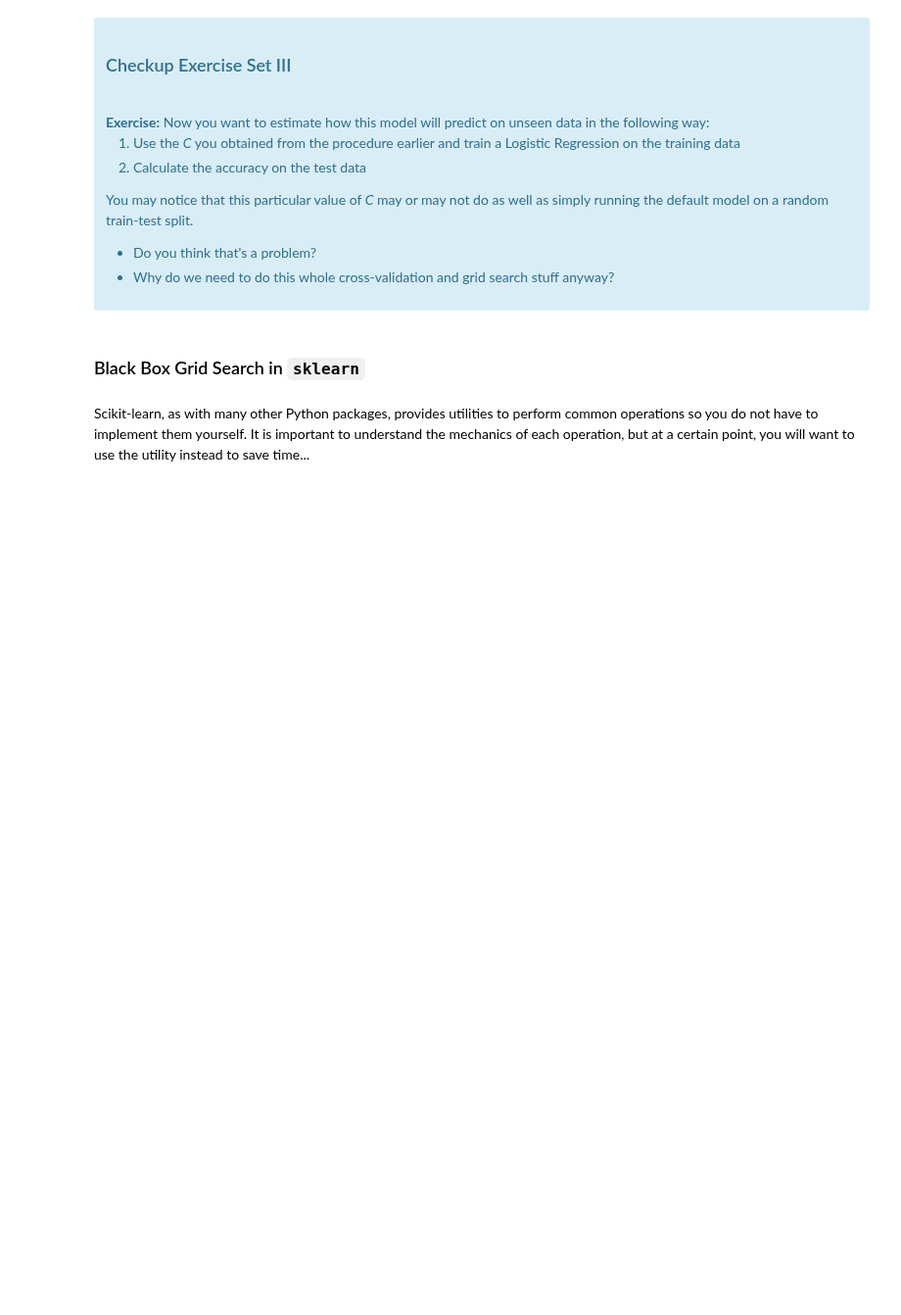
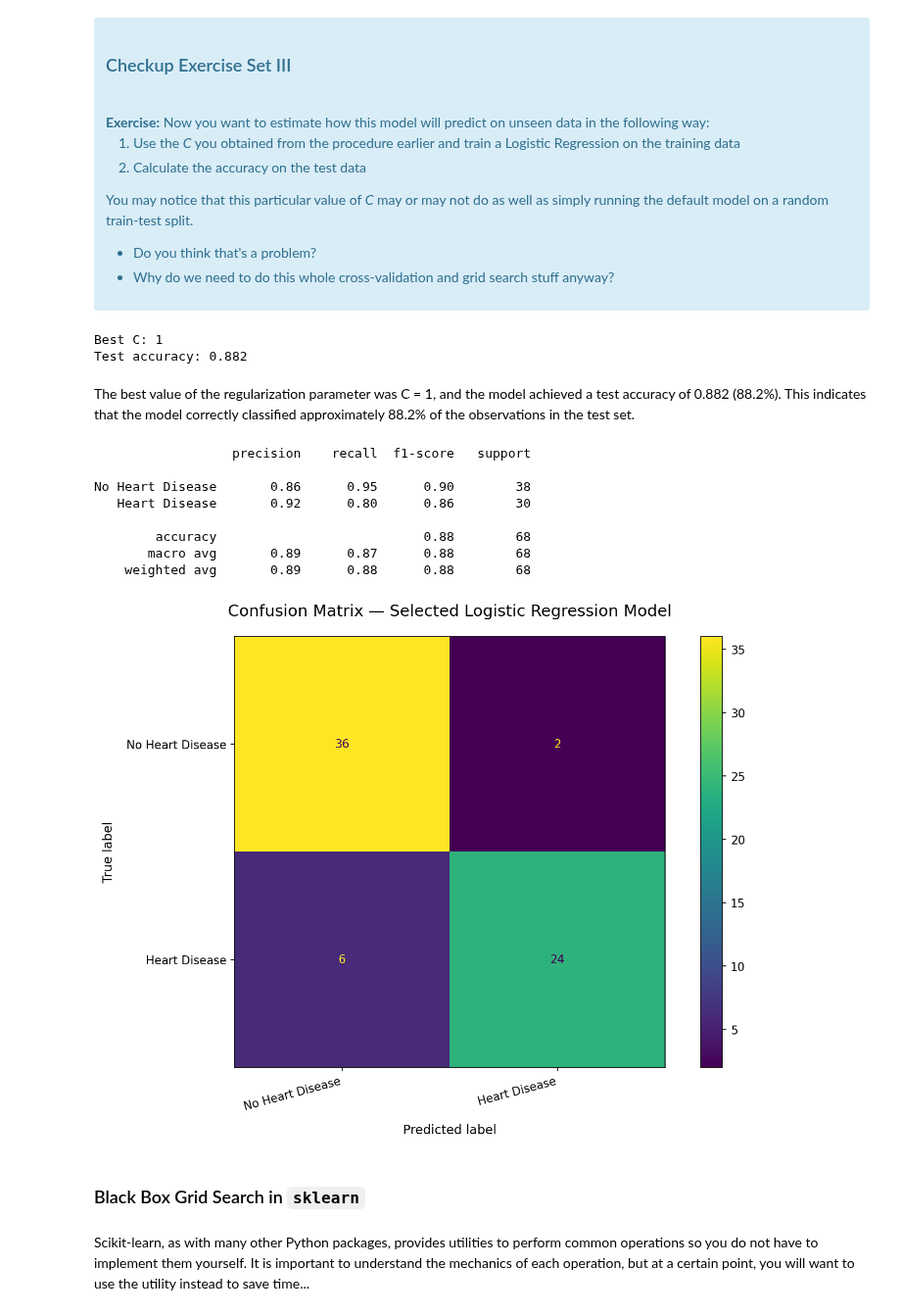
Before and after one commit to josytong/DataScienceTrack, a Jupyter notebook: CaseStudies/LogisticRegression/LogisticRegressionAdvancedCaseStudy.ipynb, the cells around one changed output. Shown at 98% size. Drawn from its saved outputs; the diff is of its cells as text; code cells hidden in the pictures; blank space fills up the shorter version.

Commit message:
completed Logistic Regression case study

```diff
--- a/CaseStudies/LogisticRegression/LogisticRegressionAdvancedCaseStudy.ipynb
+++ b/CaseStudies/LogisticRegression/LogisticRegressionAdvancedCaseStudy.ipynb
@@ -1249,3 +1329,76 @@ You may notice that this particular value of <i>C</i> may or may not do as well
+# %%
+#
+# Train the selected logistic regression model on the full training set.
+best_clf = LogisticRegression(
+    C=best_C,
+    solver='liblinear',
+    max_iter=5000
+)
+
+best_clf.fit(Xlr, ylr)
+
+# Predict heart disease status for the held-out test set.
+y_pred_test = best_clf.predict(Xtestlr)
+
+# Calculate test accuracy.
+test_accuracy = accuracy_score(ytestlr, y_pred_test)
+
+print(f'Best C: {best_C}')
+print(f'Test accuracy: {test_accuracy:.3f}')
+#
+# %% [output]
+Best C: 1
+Test accuracy: 0.882
+# %% [markdown]
+The best value of the regularization parameter was C = 1, and the model achieved a test accuracy of 0.882 (88.2%). This indicates that the model correctly classified approximately 88.2% of the observations in the test set.
+# %%
+# Review performance beyond overall accuracy.
+print(classification_report(
+    ytestlr,
+    y_pred_test,
+    target_names=['No Heart Disease', 'Heart Disease']
+))
+
+# Display the confusion matrix.
+cm = confusion_matrix(ytestlr, y_pred_test)
+
+fig, ax = plt.subplots(figsize=(10, 7))
+
+display_cm = ConfusionMatrixDisplay(
+    confusion_matrix=cm,
+    display_labels=['No Heart Disease', 'Heart Disease']
+)
+
+display_cm.plot(
+    ax=ax,
+    cmap='viridis',
+    values_format='d',
+    colorbar=True
+)
+
+ax.set_title(
+    'Confusion Matrix — Selected Logistic Regression Model',
+    fontsize=14,
+    pad=18
+)
+ax.set_xlabel('Predicted label', fontsize=11, labelpad=10)
+ax.set_ylabel('True label', fontsize=11, labelpad=10)
+
+plt.setp(ax.get_xticklabels(), rotation=15, ha='right')
+ax.tick_params(axis='both', labelsize=10)
+
+fig.tight_layout(pad=2.0)
+plt.show()
+# %% [output]
+                  precision    recall  f1-score   support
+
+No Heart Disease       0.86      0.95      0.90        38
+   Heart Disease       0.92      0.80      0.86        30
+
+        accuracy                           0.88        68
+       macro avg       0.89      0.87      0.88        68
+    weighted avg       0.89      0.88      0.88        68
+[figure, added]
 # %% [markdown]
 ### Black Box Grid Search in `sklearn`
 # %% [markdown]
```
Also changed, not shown: parts of 22 cells of this notebook.
